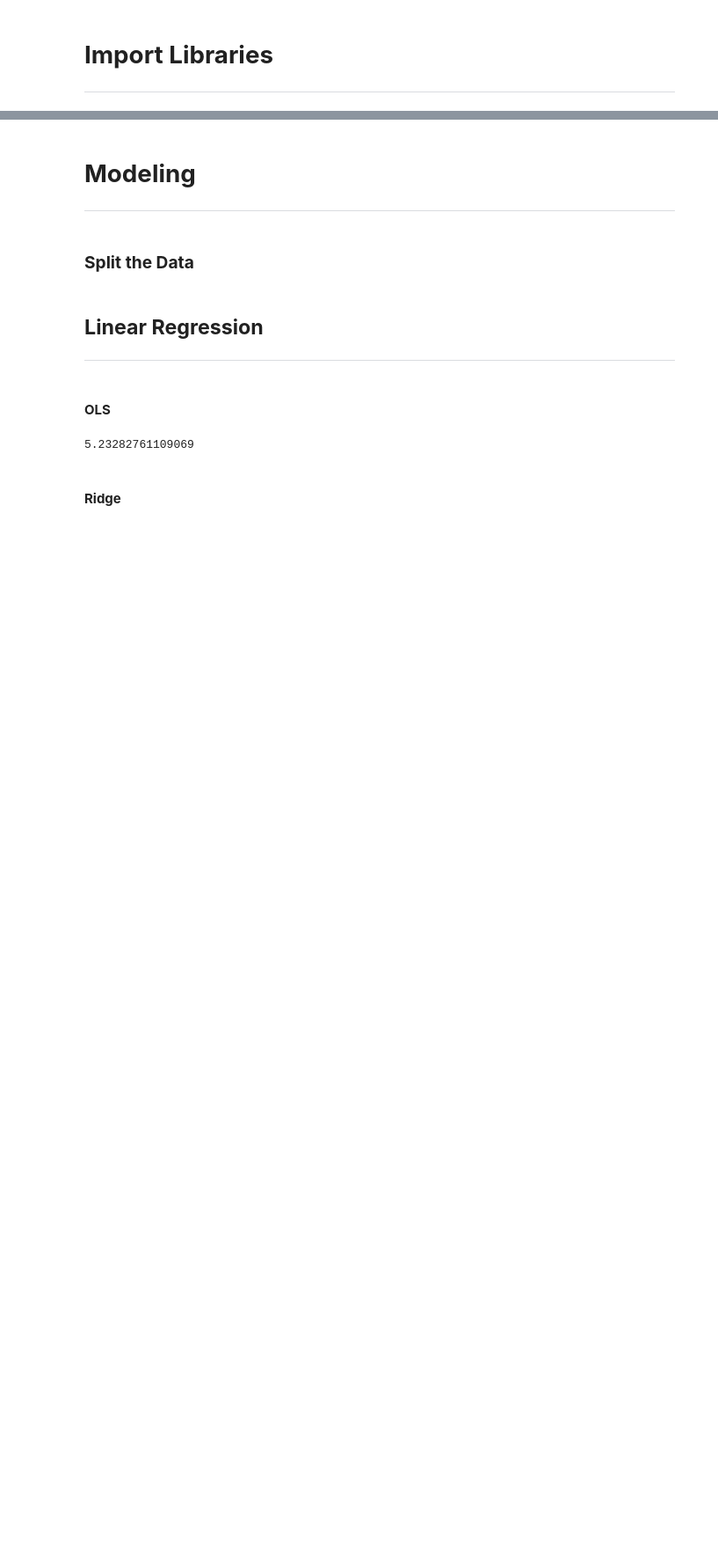
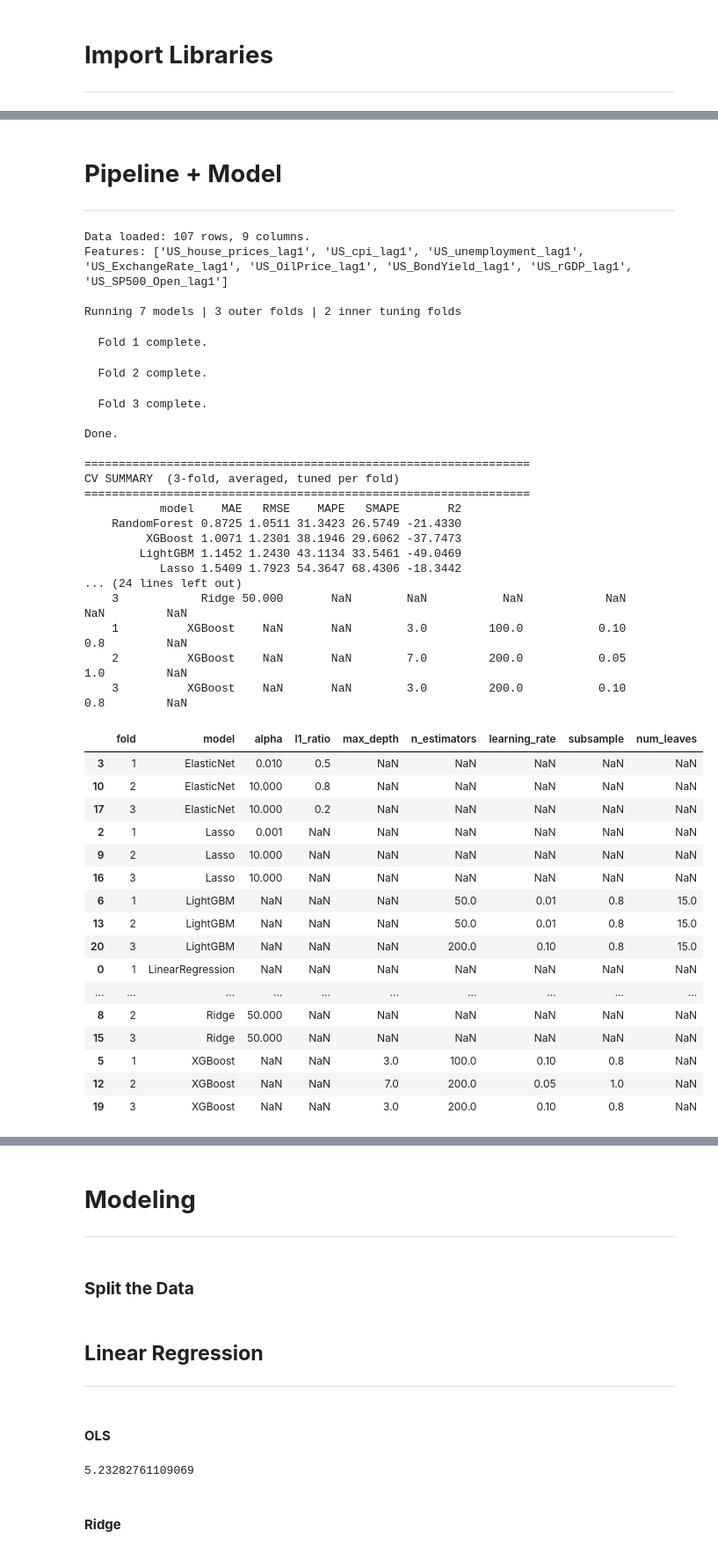
Before and after one commit to hogandan85/ST-498, a Jupyter notebook: Code/Modeling.ipynb, the cells around one changed output, grey strips where cells are left out. Shown at 88% size. Cells and saved outputs as stored; diff of their text form; code cells hidden in the pictures; blank space fills up the shorter version.

Commit message:
Inital Modeling Ideas
Messing around with how to optimize modeling, the data needs significant work & transformations

```diff
--- a/Code/Modeling.ipynb
+++ b/Code/Modeling.ipynb
@@ -10,7 +13,5 @@ import os
 _____
 # %%
 os.chdir('/Users/dannyhogan/Desktop/ST-498')
-df = pd.read_csv("Data/MacroVariables.csv",index_col=0)
-recent_full_obs = df[df.isna().any(axis=1)]
-max_date = recent_full_obs.index.min()
-df = df[df.index < max_date]
+UsData= pd.read_csv("Data/MacroVariablesUS.csv",index_col=0)
+UkData= pd.read_csv("Data/MacroVariablesUK.csv",index_col=0)
@@ -78,0 +18,2 @@ plt.show()
+# %%
+UsData = UsData.drop(columns=['US_Credit_lags'])
@@ -78,0 +56,5 @@ plt.show()
+# %%
+df = lag_all_except(UsData, exclude_col="US_Credit", n_lags=1,drop_original=True)
+# %% [markdown]
+# **Pipeline + Model**
+______
@@ -78,0 +63,51 @@ plt.show()
+# %%
+import pandas as pd
+from ML_Pipeline import MLForecastingPipeline
+
+
+pipeline = MLForecastingPipeline(target_col="US_Credit",n_splits=3, tune_splits=2)
+pipeline.load_data(df)
+pipeline.run()
+pipeline.summary()
+pipeline.best_params()
+# %% [output]
+Data loaded: 107 rows, 9 columns.
+Features: ['US_house_prices_lag1', 'US_cpi_lag1', 'US_unemployment_lag1', 'US_ExchangeRate_lag1', 'US_OilPrice_lag1', 'US_BondYield_lag1', 'US_rGDP_lag1', 'US_SP500_Open_lag1']
+
+Running 7 models | 3 outer folds | 2 inner tuning folds
+  Fold 1 complete.
+  Fold 2 complete.
+  Fold 3 complete.
+
+Done.
+
+=================================================================
+CV SUMMARY  (3-fold, averaged, tuned per fold)
+=================================================================
+           model    MAE   RMSE    MAPE   SMAPE       R2
+    RandomForest 0.8725 1.0511 31.3423 26.5749 -21.4330
+         XGBoost 1.0071 1.2301 38.1946 29.6062 -37.7473
+        LightGBM 1.1452 1.2430 43.1134 33.5461 -49.0469
+           Lasso 1.5409 1.7923 54.3647 68.4306 -18.3442
+... (24 lines left out)
+    3            Ridge 50.000       NaN        NaN           NaN            NaN        NaN         NaN
+    1          XGBoost    NaN       NaN        3.0         100.0           0.10        0.8         NaN
+    2          XGBoost    NaN       NaN        7.0         200.0           0.05        1.0         NaN
+    3          XGBoost    NaN       NaN        3.0         200.0           0.10        0.8         NaN
+|  | fold | model | alpha | l1_ratio | max_depth | n_estimators | learning_rate | subsample | num_leaves |
+| 3 | 1 | ElasticNet | 0.010 | 0.5 | NaN | NaN | NaN | NaN | NaN |
+| 10 | 2 | ElasticNet | 10.000 | 0.8 | NaN | NaN | NaN | NaN | NaN |
+| 17 | 3 | ElasticNet | 10.000 | 0.2 | NaN | NaN | NaN | NaN | NaN |
+| 2 | 1 | Lasso | 0.001 | NaN | NaN | NaN | NaN | NaN | NaN |
+| 9 | 2 | Lasso | 10.000 | NaN | NaN | NaN | NaN | NaN | NaN |
+| 16 | 3 | Lasso | 10.000 | NaN | NaN | NaN | NaN | NaN | NaN |
+| 6 | 1 | LightGBM | NaN | NaN | NaN | 50.0 | 0.01 | 0.8 | 15.0 |
+| 13 | 2 | LightGBM | NaN | NaN | NaN | 50.0 | 0.01 | 0.8 | 15.0 |
+| 20 | 3 | LightGBM | NaN | NaN | NaN | 200.0 | 0.10 | 0.8 | 15.0 |
+| 0 | 1 | LinearRegression | NaN | NaN | NaN | NaN | NaN | NaN | NaN |
+| ... | ... | ... | ... | ... | ... | ... | ... | ... | ... |
+| 8 | 2 | Ridge | 50.000 | NaN | NaN | NaN | NaN | NaN | NaN |
+| 15 | 3 | Ridge | 50.000 | NaN | NaN | NaN | NaN | NaN | NaN |
+| 5 | 1 | XGBoost | NaN | NaN | 3.0 | 100.0 | 0.10 | 0.8 | NaN |
+| 12 | 2 | XGBoost | NaN | NaN | 7.0 | 200.0 | 0.05 | 1.0 | NaN |
+| 19 | 3 | XGBoost | NaN | NaN | 3.0 | 200.0 | 0.10 | 0.8 | NaN |
```
Also changed, not shown: parts of 11 cells of this notebook, 1 other file.
